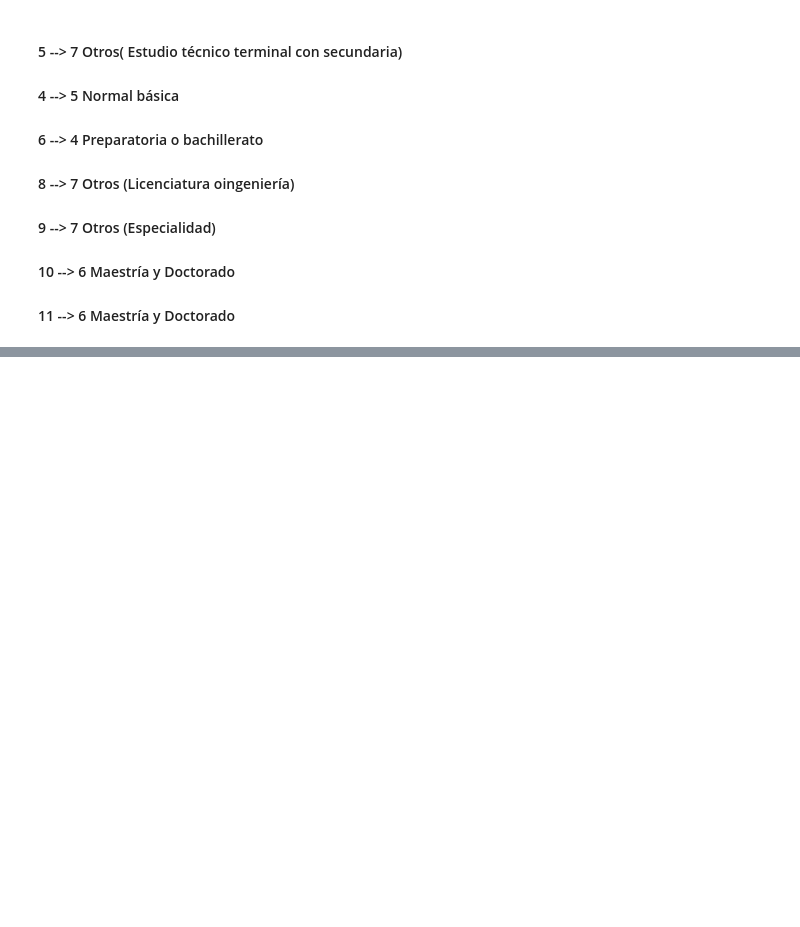
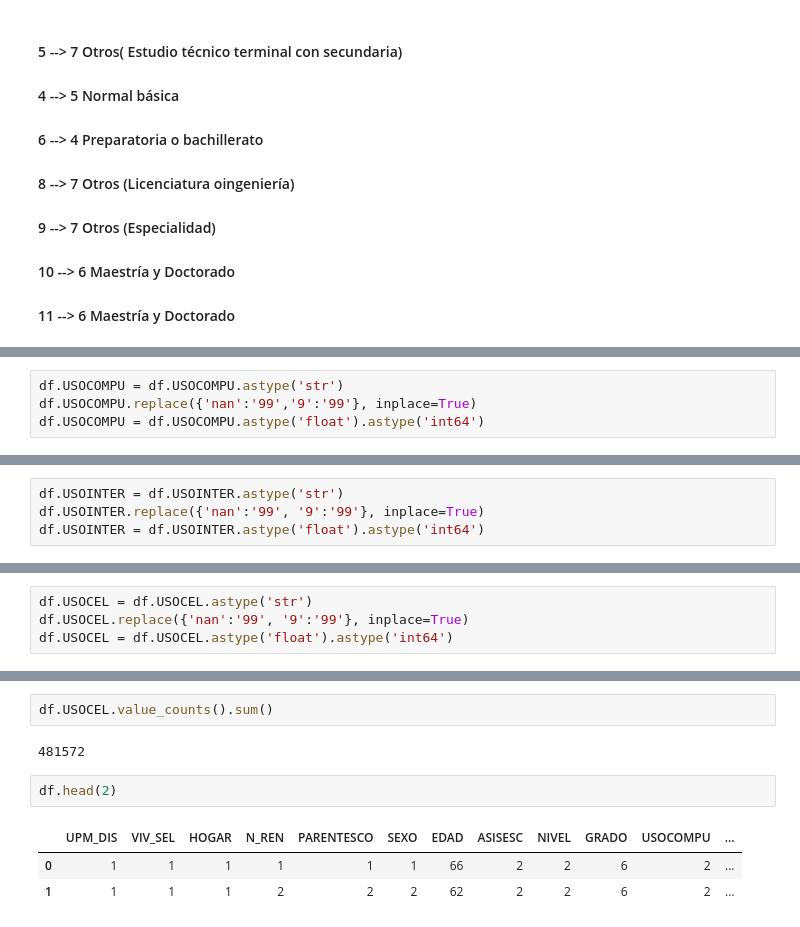
Before and after one commit to HectorCeja/ETL-extract-transform-load, a Jupyter notebook: data_cleaning_residentes_2017.ipynb, the cells around one changed output, grey strips where cells are left out. Drawn from its saved outputs; the diff is of its cells as text; blank space fills up the shorter version.

```diff
--- a/data_cleaning_residentes_2017.ipynb
+++ b/data_cleaning_residentes_2017.ipynb
@@ -385,0 +556,4 @@ df.NIVEL.value_counts()
+# %%
+df.USOCOMPU = df.USOCOMPU.astype('str')
+df.USOCOMPU.replace({'nan':'99','9':'99'}, inplace=True)
+df.USOCOMPU = df.USOCOMPU.astype('float').astype('int64')
@@ -385,0 +591,4 @@ df.NIVEL.value_counts()
+# %%
+df.USOINTER = df.USOINTER.astype('str')
+df.USOINTER.replace({'nan':'99', '9':'99'}, inplace=True)
+df.USOINTER = df.USOINTER.astype('float').astype('int64')
@@ -385,0 +626,4 @@ df.NIVEL.value_counts()
+# %%
+df.USOCEL = df.USOCEL.astype('str')
+df.USOCEL.replace({'nan':'99', '9':'99'}, inplace=True)
+df.USOCEL = df.USOCEL.astype('float').astype('int64')
@@ -385,0 +641,10 @@ df.NIVEL.value_counts()
+# %%
+df.USOCEL.value_counts().sum()
+# %% [output]
+481572
+# %%
+df.head(2)
+# %% [output]
+|  | UPM_DIS | VIV_SEL | HOGAR | N_REN | PARENTESCO | SEXO | EDAD | ASISESC | NIVEL | GRADO | USOCOMPU | ... |
+| 0 | 1 | 1 | 1 | 1 | 1 | 1 | 66 | 2 | 2 | 6 | 2 | ... |
+| 1 | 1 | 1 | 1 | 2 | 2 | 2 | 62 | 2 | 2 | 6 | 2 | ... |
```
Also changed, not shown: parts of 88 cells of this notebook, 1 other file.
